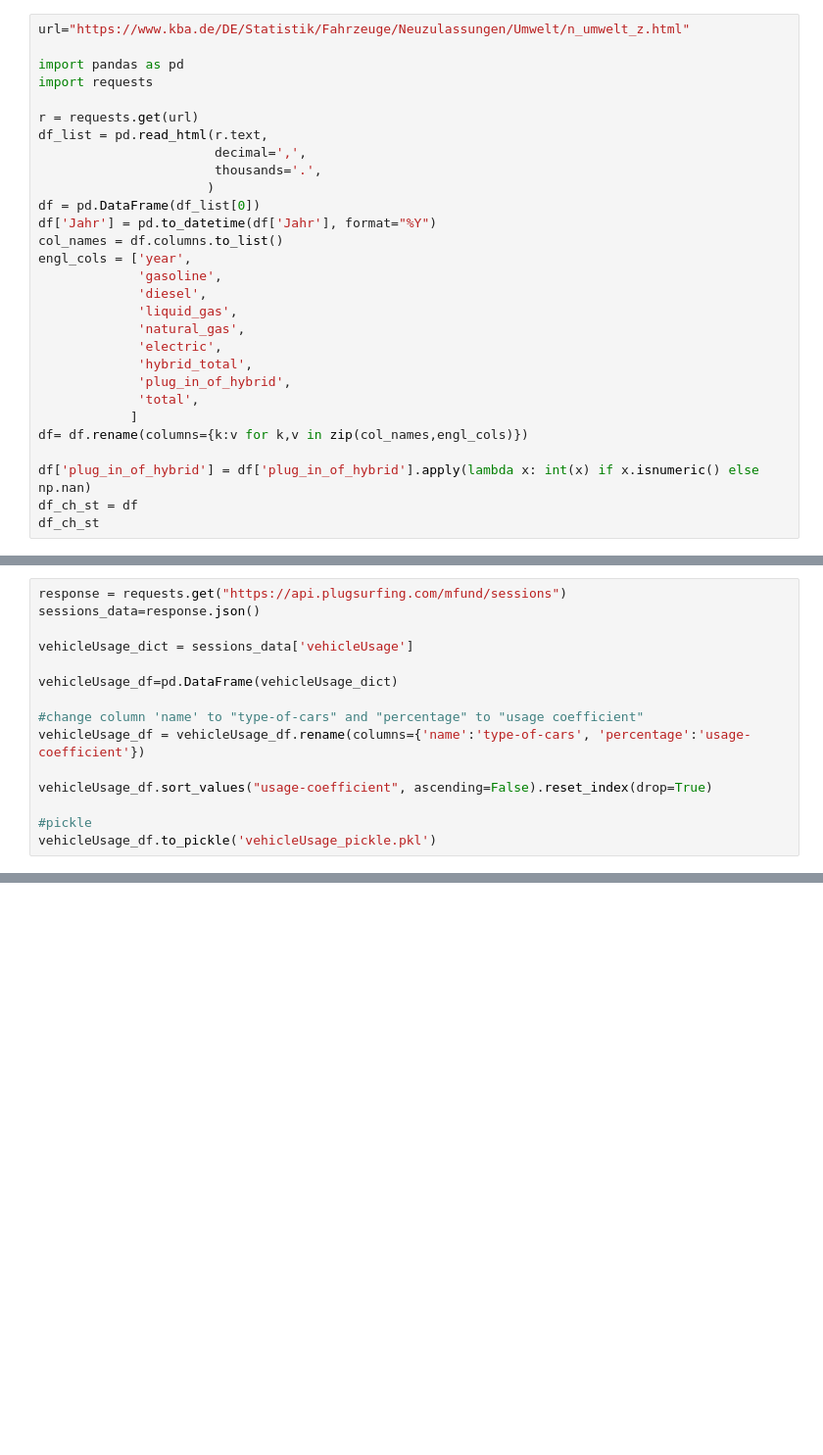
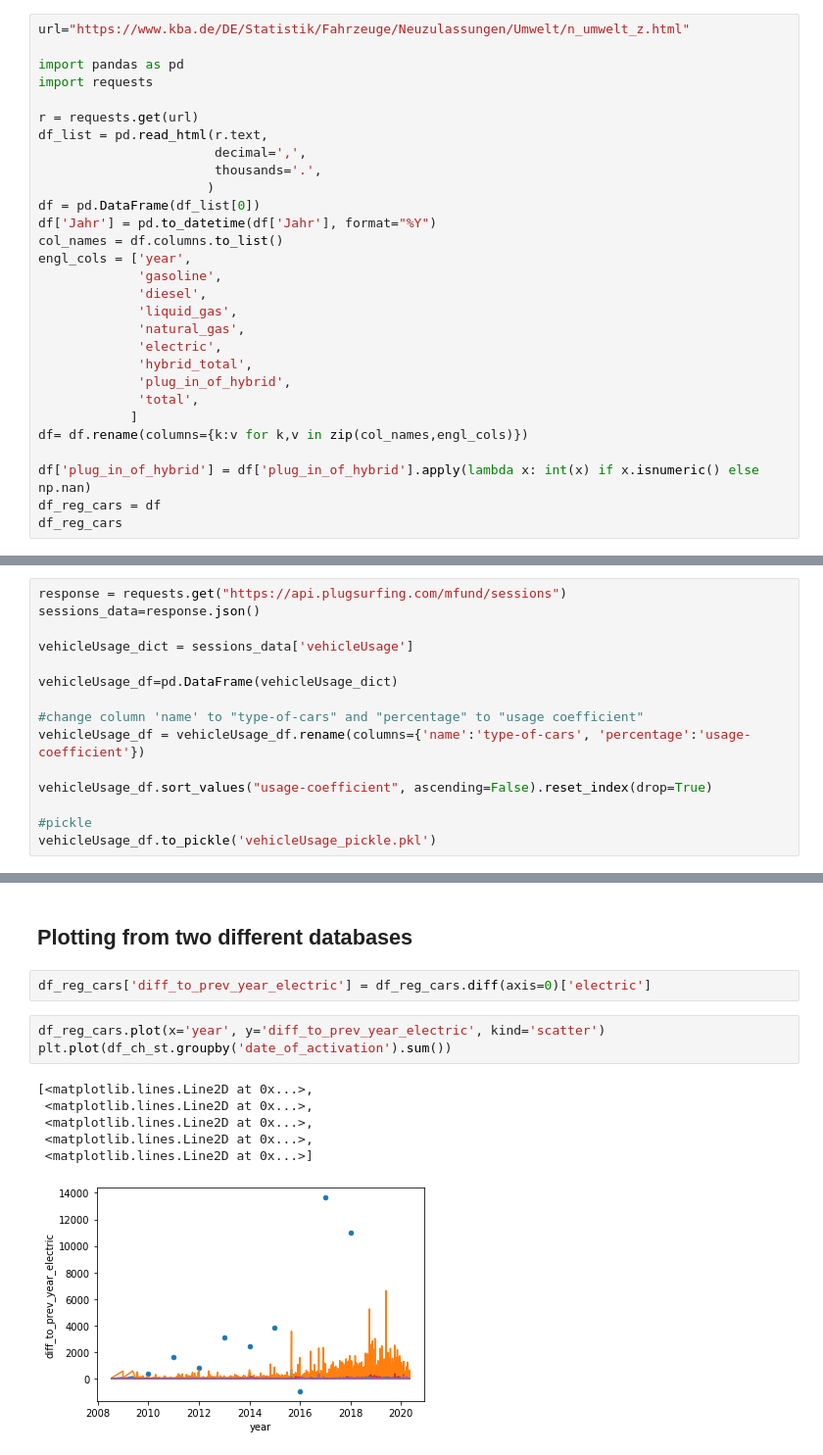
Before and after one commit to n1oftheabove/BowieMobility, a Jupyter notebook: main_bowiemobility.ipynb, the cells around one changed output, grey strips where cells are left out. Shown: that part at 98% size. Drawn from its saved outputs; the diff is of its cells as text; blank space fills up the shorter version.

Commit message:
add: adding plots

```diff
--- a/main_bowiemobility.ipynb
+++ b/main_bowiemobility.ipynb
@@ -119,8 +119,8 @@ engl_cols = ['year',
 df= df.rename(columns={k:v for k,v in zip(col_names,engl_cols)})
 
 df['plug_in_of_hybrid'] = df['plug_in_of_hybrid'].apply(lambda x: int(x) if x.isnumeric() else np.nan)
-df_ch_st = df
-df_ch_st
+df_reg_cars = df
+df_reg_cars
 # %% [output]
 |  | year | gasoline | diesel | liquid_gas | natural_gas | electric | hybrid_total | plug_in_of_hybrid | ... |
 | 0 | 2009-01-01 | 2608767 | 1168633 | 11083 | 10062 | 162 | 8374 | NaN | ... |
@@ -174,0 +175,14 @@ vehicleUsage_df['usage-coefficient'].hist(bins=100)
+# %% [markdown]
+## Plotting from two different databases
+# %%
+df_reg_cars['diff_to_prev_year_electric'] = df_reg_cars.diff(axis=0)['electric']
+# %%
+df_reg_cars.plot(x='year', y='diff_to_prev_year_electric', kind='scatter')
+plt.plot(df_ch_st.groupby('date_of_activation').sum())
+# %% [output]
+[<matplotlib.lines.Line2D at 0x...>,
+ <matplotlib.lines.Line2D at 0x...>,
+ <matplotlib.lines.Line2D at 0x...>,
+ <matplotlib.lines.Line2D at 0x...>,
+ <matplotlib.lines.Line2D at 0x...>]
+[figure, added]
```
Also changed, not shown: parts of 3 cells of this notebook.
